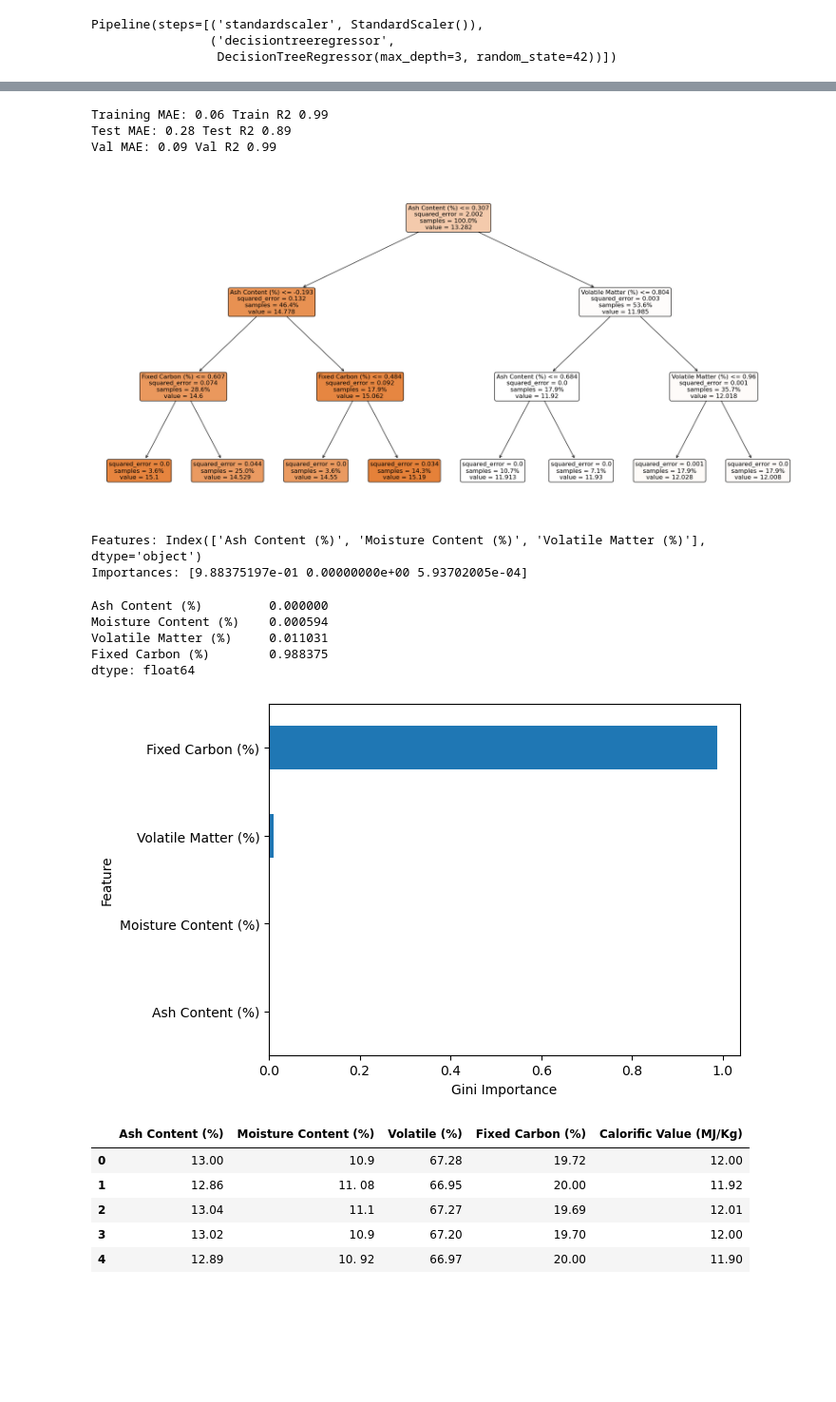
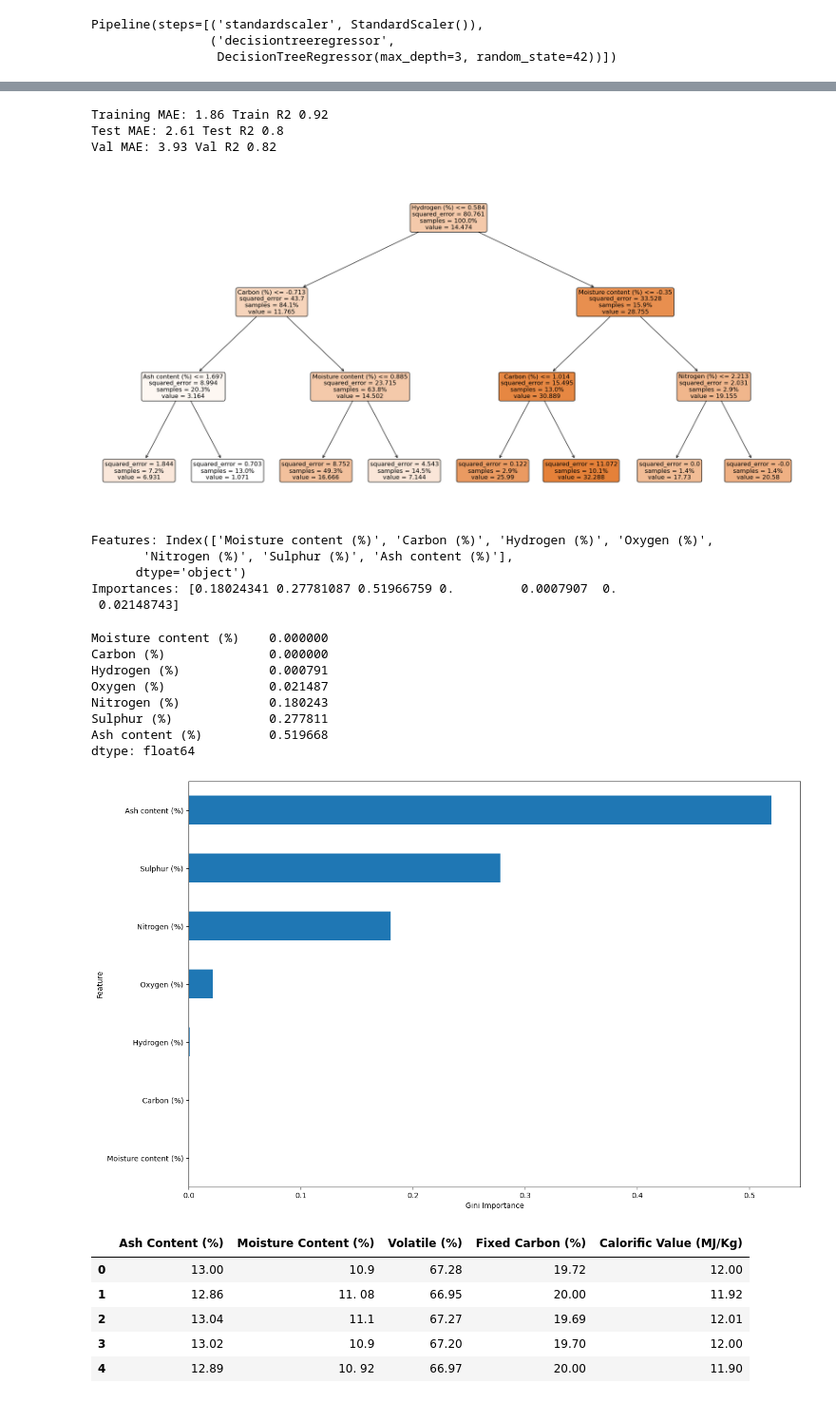
Before and after one commit to iretex/research, a Jupyter notebook: EDA.ipynb, the cells around one changed output, grey strips where cells are left out. Shown at 95% size. Cells and saved outputs as stored; diff of their text form; code cells hidden in the pictures; blank space fills up the shorter version.

```diff
--- a/EDA.ipynb
+++ b/EDA.ipynb
@@ -3,4 +3,25 @@ import pandas as pd
 import matplotlib.pyplot as plt
 import seaborn as sns
 import plotly.express as px
+# %%
+import functools
+import matplotlib.pyplot as plt
+
+def save_plot(filename, dpi=300):
+    def decorator(func):
+        @functools.wraps(func)
+        def wrapper(*args, **kwargs):
+            # Call the original plotting function
+            result = func(*args, **kwargs)
+
+            # Save the plot
+            plt.savefig(filename, dpi=dpi)  # Adjust dpi as needed
+
+            # Show the plot
+            plt.show()
+
+            return result
+
+        return wrapper
+    return decorator
 # %%
@@ -96,7 +137,7 @@ sns.heatmap(corr)
 <AxesSubplot: >
 [figure]
 # %%
-df = pd.read_excel("data/_2.xlsx")
+df = pd.read_excel("data/_1.xlsx")
 
 df.head()
 # %% [output]
@@ -244,13 +297,13 @@ print("Training MAE:", round(mae_train, 2), "Train R2", round(r2_train,2))
 print("Test MAE:", round(mae_test, 2), "Test R2", round(r2_test,2))
 print("Val MAE:", round(mae_val, 2), "Val R2", round(r2_val,2))
 # %% [output]
-Training MAE: 0.06 Train R2 0.99
-Test MAE: 0.28 Test R2 0.89
-Val MAE: 0.09 Val R2 0.99
+Training MAE: 1.86 Train R2 0.92
+Test MAE: 2.61 Test R2 0.8
+Val MAE: 3.93 Val R2 0.82
 # %%
 from sklearn.tree import plot_tree
 
-@save_plot('plots/model_2.png')
+@save_plot('plots/model_HHV')
 def plot_model():
     # Create larger figure
     fig, ax = plt.subplots(figsize=(25, 12))
@@ -268,37 +321,44 @@ def plot_model():
 
 plot_model()
 # %% [output]
-[figure, old version]
+[figure, new version]
 # %%
 # Extract feature importances
 features = X_train.columns
 importances = model.named_steps["decisiontreeregressor"].feature_importances_
 
-print("Features:", features[:3])
-print("Importances:", importances[:3])
+print("Features:", features)
+print("Importances:", importances)
 # %% [output]
-Features: Index(['Ash Content (%)', 'Moisture Content (%)', 'Volatile Matter (%)'], dtype='object')
-Importances: [9.88375197e-01 0.00000000e+00 5.93702005e-04]
+Features: Index(['Moisture content (%)', 'Carbon (%)', 'Hydrogen (%)', 'Oxygen (%)',
+       'Nitrogen (%)', 'Sulphur (%)', 'Ash content (%)'],
+      dtype='object')
+Importances: [0.18024341 0.27781087 0.51966759 0.         0.0007907  0.
+ 0.02148743]
 # %%
 feat_imp = pd.Series(sorted(importances, reverse=False), index=features)
-feat_imp.head()
+feat_imp.head(10)
 # %% [output]
-Ash Content (%)         0.000000
-Moisture Content (%)    0.000594
-Volatile Matter (%)     0.011031
-Fixed Carbon (%)        0.988375
+Moisture content (%)    0.000000
+Carbon (%)              0.000000
+Hydrogen (%)            0.000791
+Oxygen (%)              0.021487
+Nitrogen (%)            0.180243
+Sulphur (%)             0.277811
+Ash content (%)         0.519668
 dtype: float64
 # %%
 # Create horizontal bar chart
-@save_plot("plots/fi_2")
+@save_plot("plots/OPEBF-CONCRETE_Plot")
 def plot_fi():
+    fig, ax = plt.subplots(figsize=(15, 10))
     feat_imp.plot(kind="barh")
     plt.xlabel("Gini Importance")
     plt.ylabel("Feature")
 
 plot_fi()
 # %% [output]
-[figure, old version]
+[figure, new version]
 # %%
 df_ = pd.read_excel("data/_2.xlsx")
 
```
Also changed, not shown: parts of 11 cells of this notebook, 40 other files.
